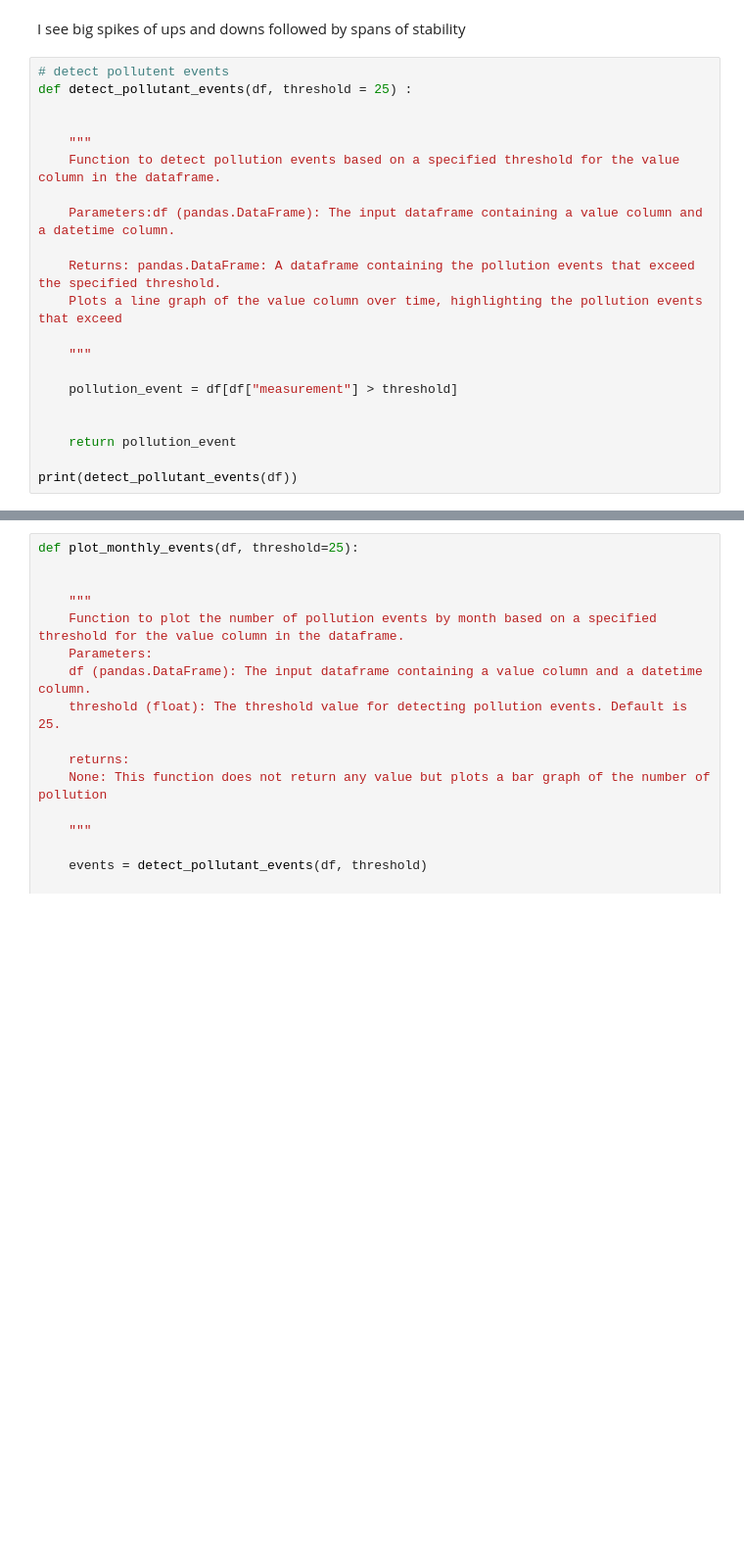
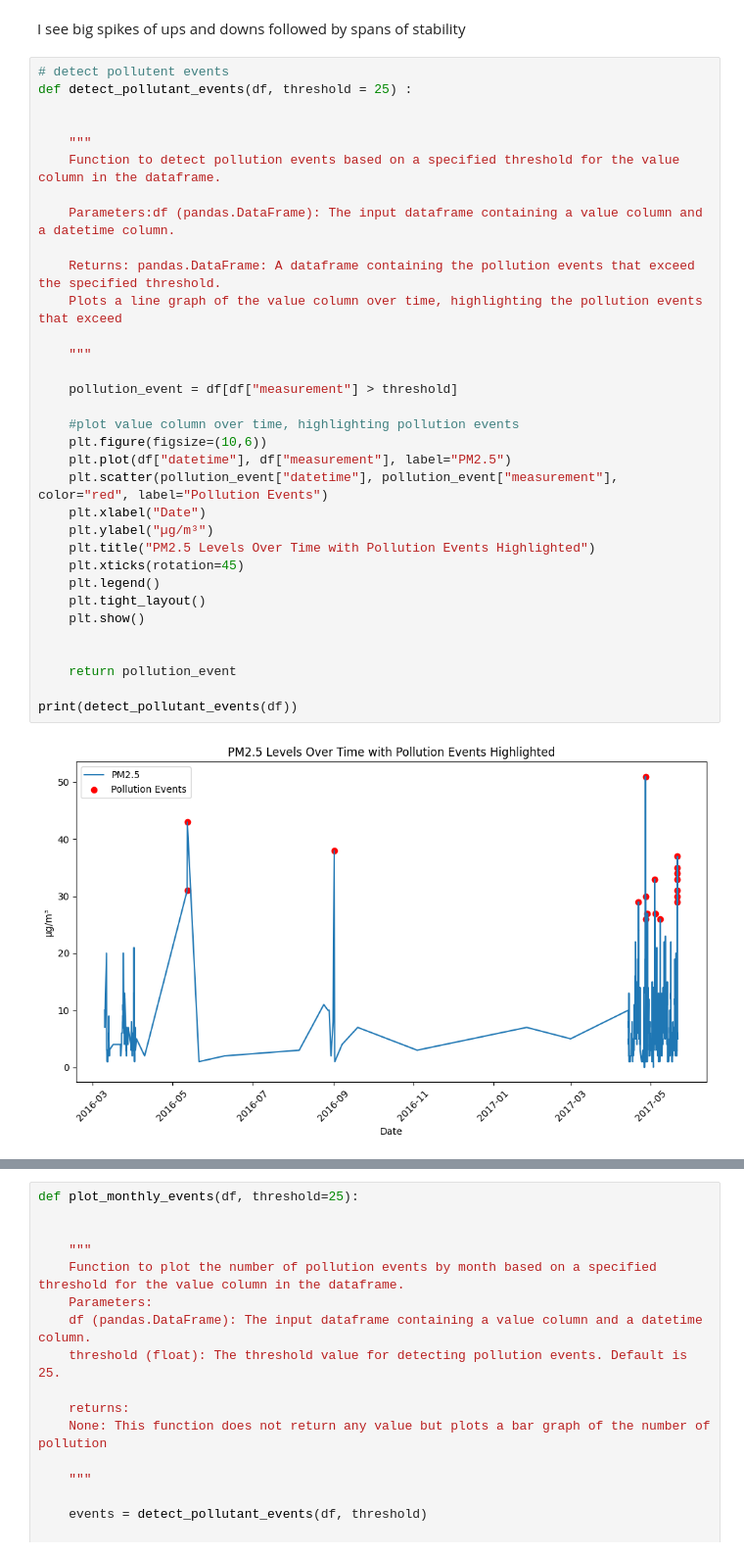
Before and after one commit to DawsonConlon/GIS_API, a Jupyter notebook: analysis/anlysis_dashboard.ipynb, the cells around one changed output, grey strips where cells are left out. Shown at 98% size. Drawn from its saved outputs; the diff is of its cells as text; blank space fills up the shorter version.

```diff
--- a/analysis/anlysis_dashboard.ipynb
+++ b/analysis/anlysis_dashboard.ipynb
@@ -159,25 +159,38 @@ I see big spikes of ups and downs followed by spans of stability
 # %%
 # detect pollutent events
 def detect_pollutant_events(df, threshold = 25) :
 
 
     """
     Function to detect pollution events based on a specified threshold for the value column in the dataframe.
 
     Parameters:df (pandas.DataFrame): The input dataframe containing a value column and a datetime column.
 
     Returns: pandas.DataFrame: A dataframe containing the pollution events that exceed the specified threshold.
     Plots a line graph of the value column over time, highlighting the pollution events that exceed
 
     """
 
     pollution_event = df[df["measurement"] > threshold]
 
+    #plot value column over time, highlighting pollution events
+    plt.figure(figsize=(10,6))
+    plt.plot(df["datetime"], df["measurement"], label="PM2.5")
+    plt.scatter(pollution_event["datetime"], pollution_event["measurement"], color="red", label="Pollution Events")
+    plt.xlabel("Date")
+    plt.ylabel("µg/m³")
+    plt.title("PM2.5 Levels Over Time with Pollution Events Highlighted")
+    plt.xticks(rotation=45)
+    plt.legend()
+    plt.tight_layout()
+    plt.show()
+
 
     return pollution_event
 
 print(detect_pollutant_events(df))
 # %% [output]
+[figure, added]
                      datetime pollutant  units  measurement   latitude  \
 158 2016-05-12 05:00:00+00:00      pm25  µg/m³         31.0  52.136055
 159 2016-05-12 08:00:00+00:00      pm25  µg/m³         43.0  52.136055
```
Also changed, not shown: parts of 3 cells of this notebook.
